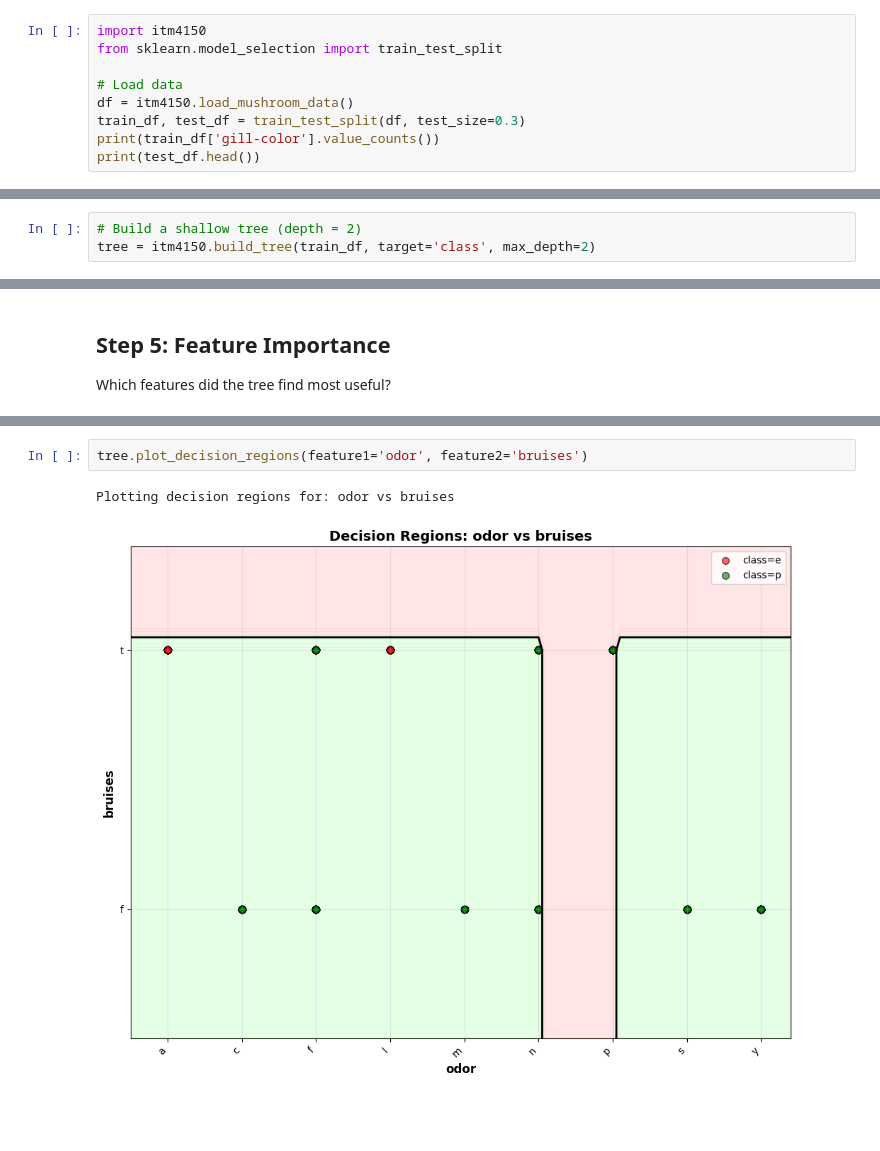
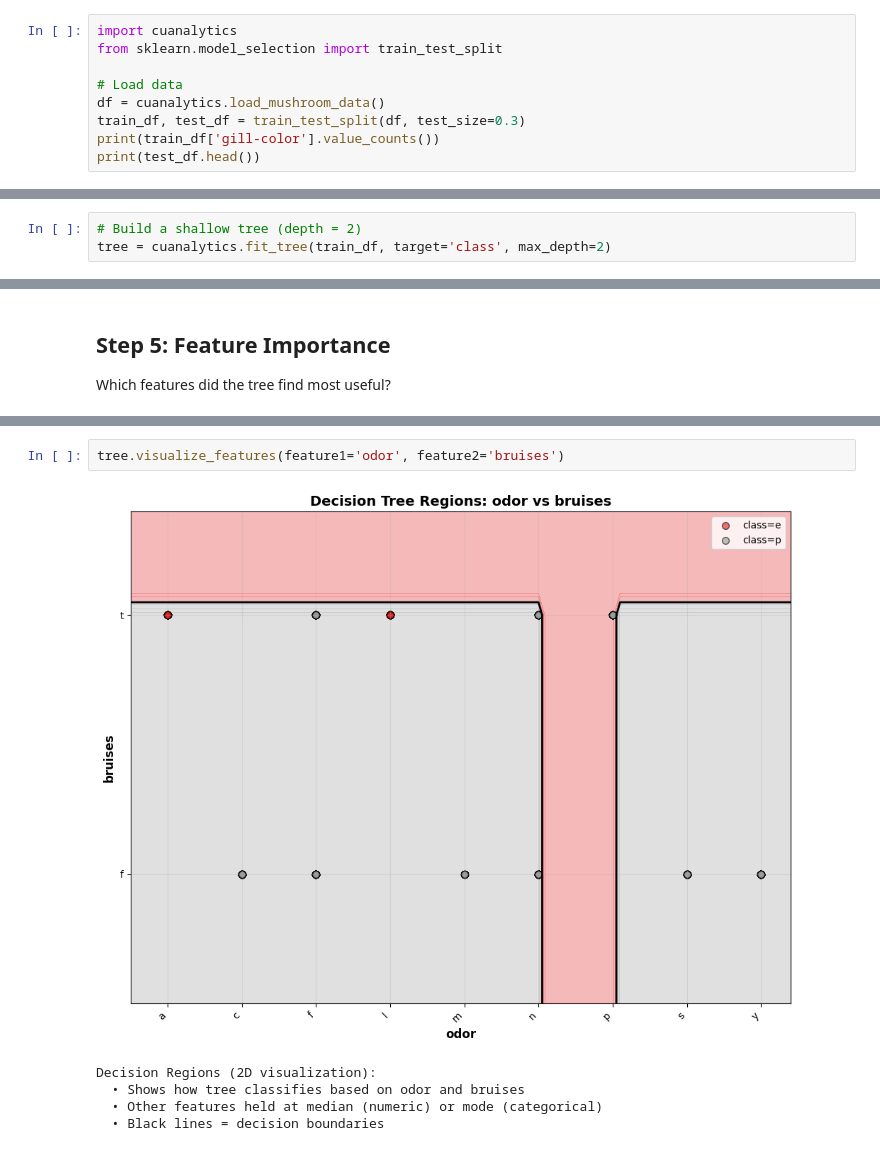
Before and after one commit to jdelano/CUAnalytics, a Jupyter notebook: examples/04_decision_trees.ipynb, the cells around one changed output, grey strips where cells are left out. Drawn from its saved outputs; the diff is of its cells as text; blank space fills up the shorter version.

```diff
--- a/examples/04_decision_trees.ipynb
+++ b/examples/04_decision_trees.ipynb
@@ -12,11 +12,11 @@ This notebook demonstrates how to build, visualize, and analyze decision trees f
 # %% [markdown]
 ## Setup
 # %%
-import itm4150
+import cuanalytics
 from sklearn.model_selection import train_test_split
 
 # Load data
-df = itm4150.load_mushroom_data()
+df = cuanalytics.load_mushroom_data()
 train_df, test_df = train_test_split(df, test_size=0.3)
 print(train_df['gill-color'].value_counts())
 print(test_df.head())
@@ -44,5 +44,5 @@ o      46
 Let's start with a simple tree with limited depth.
 # %%
 # Build a shallow tree (depth = 2)
-tree = itm4150.build_tree(train_df, target='class', max_depth=2)
+tree = cuanalytics.fit_tree(train_df, target='class', max_depth=2)
 # %% [output]
@@ -140,5 +150,8 @@ plt.show()
 # %%
-tree.plot_decision_regions(feature1='odor', feature2='bruises')
+tree.visualize_features(feature1='odor', feature2='bruises')
 # %% [output]
+[figure, new version]
-Plotting decision regions for: odor vs bruises
+Decision Regions (2D visualization):
+  • Shows how tree classifies based on odor and bruises
+  • Other features held at median (numeric) or mode (categorical)
+  • Black lines = decision boundaries
-[figure, old version]
```
Also changed, not shown: parts of 7 cells of this notebook, 34 other files.
